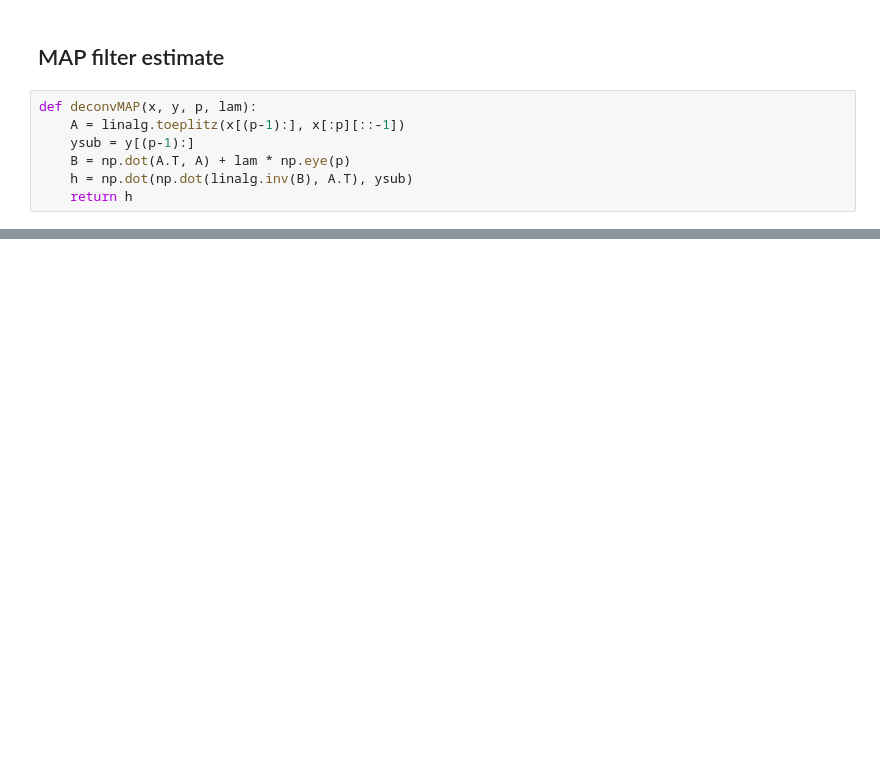
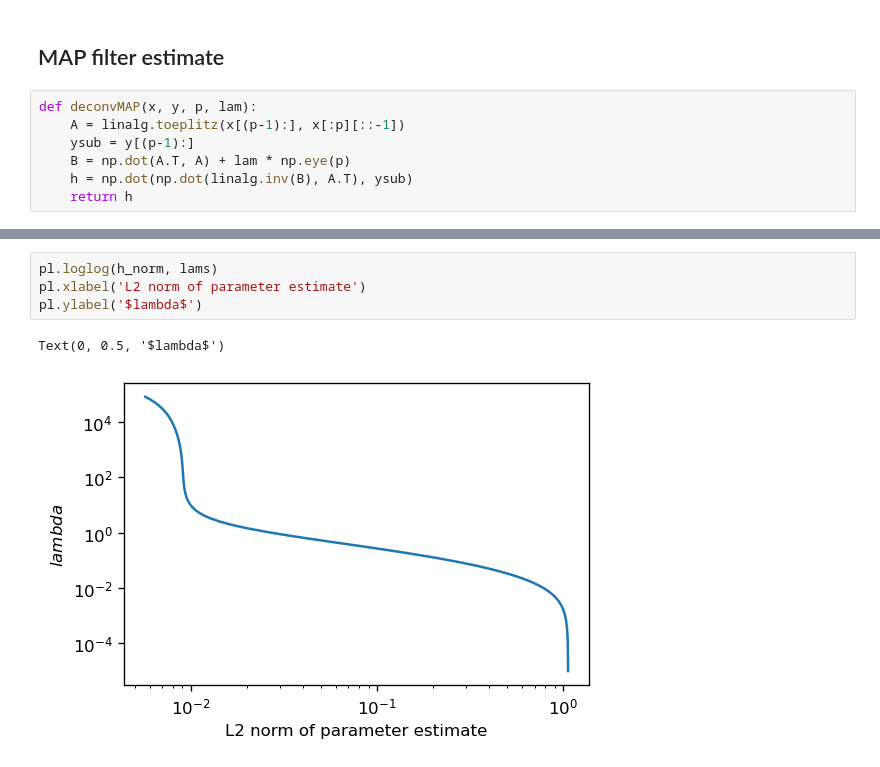
Before and after one commit to haribharadwaj/notebooks, a Jupyter notebook: BME511/SystemIdentificationMAP.ipynb, the cells around one changed output, grey strips where cells are left out. Drawn from its saved outputs; the diff is of its cells as text; blank space fills up the shorter version.

```diff
--- a/BME511/SystemIdentificationMAP.ipynb
+++ b/BME511/SystemIdentificationMAP.ipynb
@@ -102,0 +123,7 @@ pl.xlim([0, 0.4])
+# %%
+pl.loglog(h_norm, lams)
+pl.xlabel('L2 norm of parameter estimate')
+pl.ylabel('$lambda$')
+# %% [output]
+Text(0, 0.5, '$lambda$')
+[figure, added]
```
Also changed, not shown: parts of 5 cells of this notebook, 1 other file.
